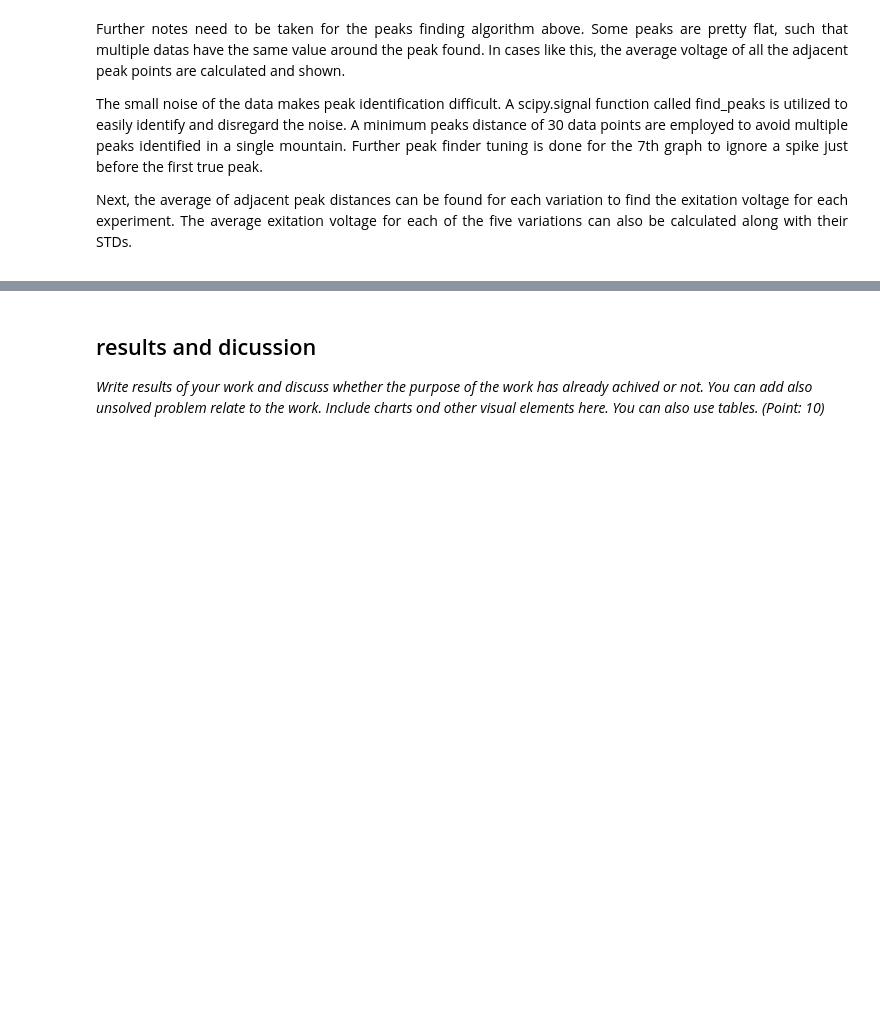
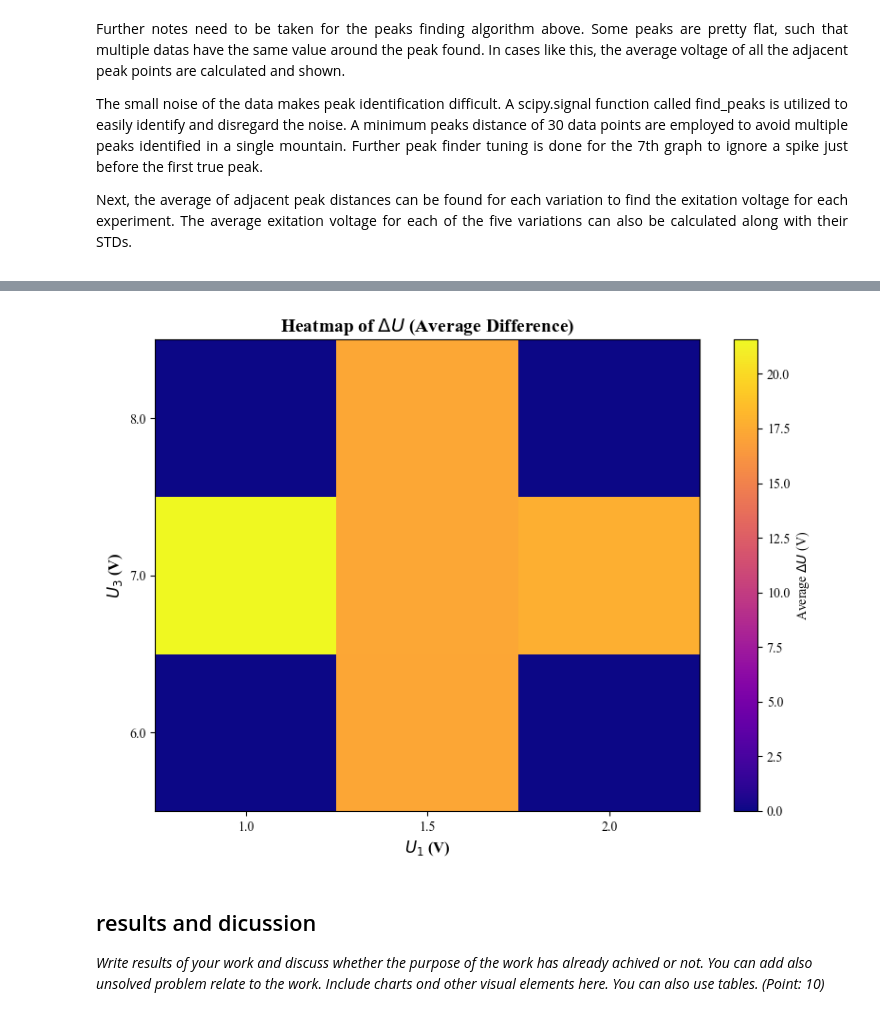
Before and after one commit to JonathanSugijanto/PGDA_final-project_9, a Jupyter notebook: final_report.ipynb, the cells around one changed output, grey strips where cells are left out. Drawn from its saved outputs; the diff is of its cells as text; code cells hidden in the pictures; blank space fills up the shorter version.

```diff
--- a/final_report.ipynb
+++ b/final_report.ipynb
@@ -494,3 +589,52 @@ f t
+# %%
+# untuk percobaan 3
+
+# Variasi U1 dan U3
+U1_variations = [1.5, 1.0, 2.0, 1.5, 1.5]  # Variasi U1
+U3_variations = [7.0, 7.0, 7.0, 6.0, 8.0]  # Variasi U3
+
+# Ambil daftar unik U1 dan U3
+unique_U1 = sorted(list(set(U1_variations)))
+unique_U3 = sorted(list(set(U3_variations)))
+
+x_peak_data = [
+    x_peak[variasi][2][:3] for variasi in range(len(x_peak))
+]
+
+# Function to compute delta U (average of differences between peaks)
+def calculate_delta_u(peaks):
+    if len(peaks) < 2:
+        return 0  # No delta possible if fewer than 2 peaks
+    differences = [abs(peaks[i + 1] - peaks[i]) for i in range(len(peaks) - 1)]
+    return np.mean(differences)
+
+# Compute delta U for each variation
+delta_u_values = [calculate_delta_u(peaks) for peaks in x_peak_data]
+
+# Map these delta U values to the heatmap structure
+heatmap_data = np.zeros((len(unique_U3), len(unique_U1)))
+
+for i, (u1, u3, delta) in enumerate(zip(U1_variations, U3_variations, delta_u_values)):
+    u1_index = unique_U1.index(u1)
+    u3_index = unique_U3.index(u3)
+    heatmap_data[u3_index, u1_index] = delta
+
+# Plot the updated heatmap
+plt.figure(figsize=(8, 6))
+plt.imshow(heatmap_data, cmap="plasma", origin="lower", aspect="auto")
+
+# Add labels and title
+plt.xticks(ticks=np.arange(len(unique_U1)), labels=unique_U1)
+plt.yticks(ticks=np.arange(len(unique_U3)), labels=unique_U3)
+plt.xlabel("$U_1$ (V)", fontsize=12, fontweight='bold')
+plt.ylabel("$U_3$ (V)", fontsize=12, fontweight='bold')
+plt.title("Heatmap of $\Delta U$ (Average Difference)", fontsize=14, fontweight='bold')
+plt.colorbar(label="Average $\Delta U$ (V)")
+
+plt.tight_layout()
+plt.show()
+# %% [output]
+[figure, added]
 # %% [markdown]
 ## results and dicussion
 *Write results of your work and discuss whether the purpose of the work has already achived or not. You can add also unsolved problem relate to the work. Include charts ond other visual elements here. You can also use tables. (Point: 10)*
```
Also changed, not shown: parts of 4 cells of this notebook, 3 other files.
